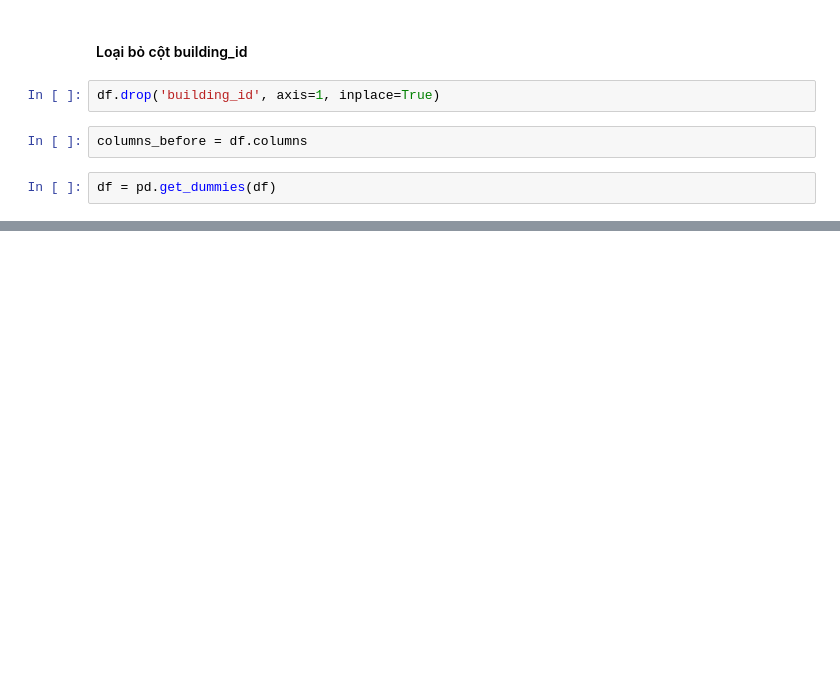
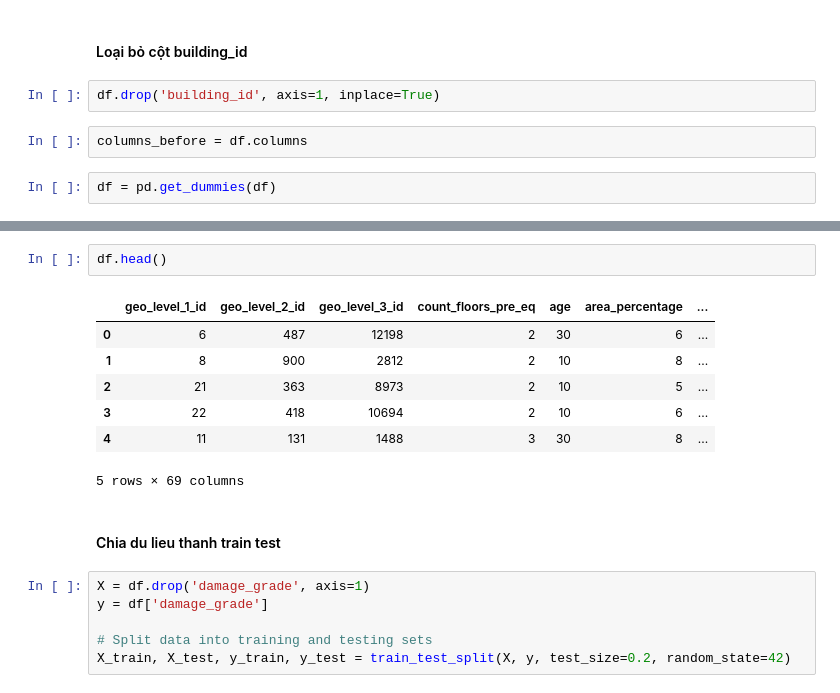
Before and after one commit to anbit192/earthquake, a Jupyter notebook: multinomial_regression.ipynb, the cells around one changed output, grey strips where cells are left out. Drawn from its saved outputs; the diff is of its cells as text; blank space fills up the shorter version.

Commit message:
test model

```diff
--- a/multinomial_regression.ipynb
+++ b/multinomial_regression.ipynb
@@ -74,0 +76,18 @@ Cột bị loại bỏ: {'legal_ownership_status', 'plan_configuration', 'roof_t
+# %%
+df.head()
+# %% [output]
+|  | geo_level_1_id | geo_level_2_id | geo_level_3_id | count_floors_pre_eq | age | area_percentage | ... |
+| 0 | 6 | 487 | 12198 | 2 | 30 | 6 | ... |
+| 1 | 8 | 900 | 2812 | 2 | 10 | 8 | ... |
+| 2 | 21 | 363 | 8973 | 2 | 10 | 5 | ... |
+| 3 | 22 | 418 | 10694 | 2 | 10 | 6 | ... |
+| 4 | 11 | 131 | 1488 | 3 | 30 | 8 | ... |
+5 rows × 69 columns
+# %% [markdown]
+#### Chia du lieu thanh train test
+# %%
+X = df.drop('damage_grade', axis=1)
+y = df['damage_grade']
+
+# Split data into training and testing sets
+X_train, X_test, y_train, y_test = train_test_split(X, y, test_size=0.2, random_state=42)
```
Also changed, not shown: parts of 4 cells of this notebook.
